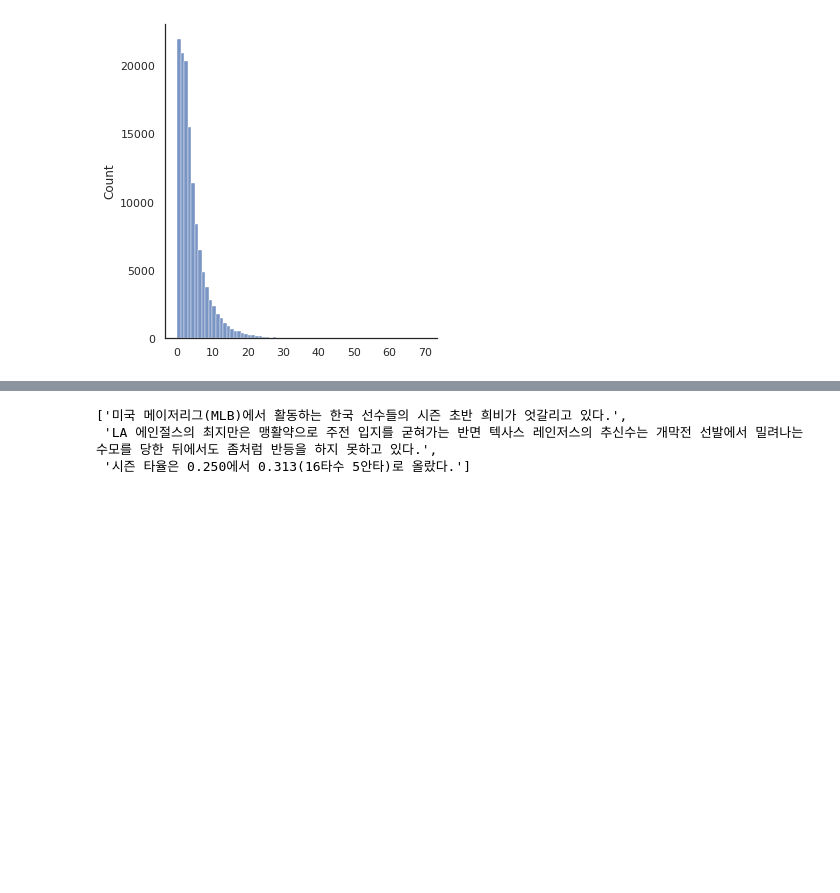
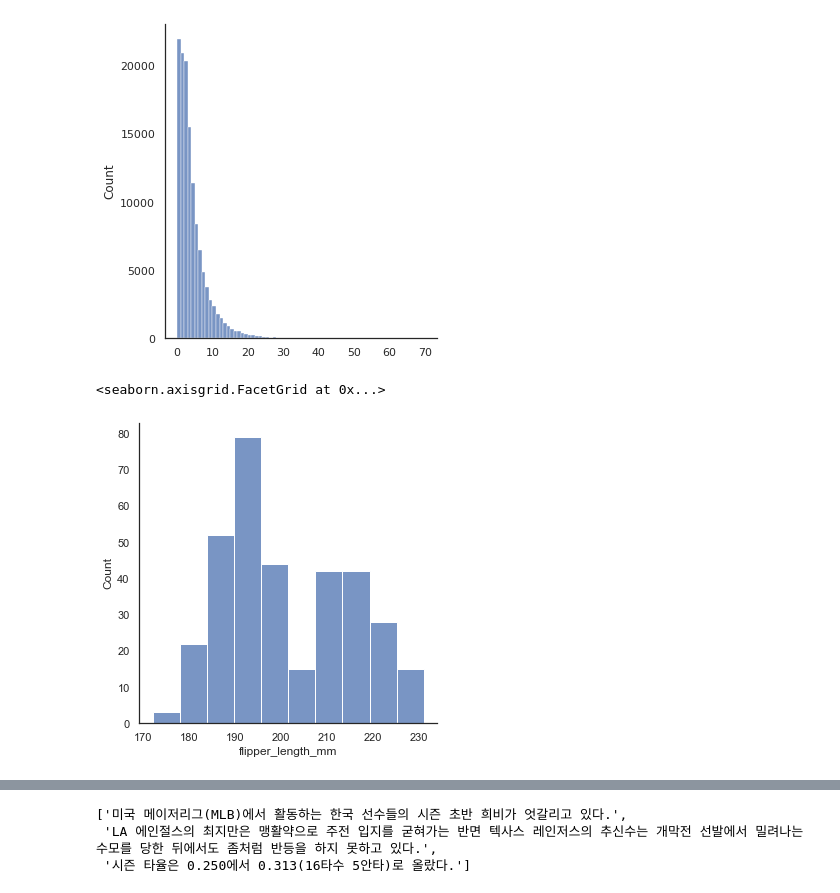
Before and after one commit to uoneway/KoBertSum, a Jupyter notebook: notebooks/EDA_hangil.ipynb, the cells around one changed output, grey strips where cells are left out. Saved outputs shown, nothing was run; the diff lists cells and outputs as text; code cells hidden in the pictures; blank space fills up the shorter version.

```diff
--- a/notebooks/EDA_hangil.ipynb
+++ b/notebooks/EDA_hangil.ipynb
@@ -362,3 +379,9 @@ sns.displot(extractives, binwidth=1)  # , x="flipper_length_mm"
 # %% [output]
 <seaborn.axisgrid.FacetGrid at 0x...>
 [figure]
+# %%
+penguins = sns.load_dataset("penguins")
+sns.displot(penguins, x="flipper_length_mm")
+# %% [output]
+<seaborn.axisgrid.FacetGrid at 0x...>
+[figure, added]
```
Also changed, not shown: parts of 7 cells of this notebook, 1 other file.
